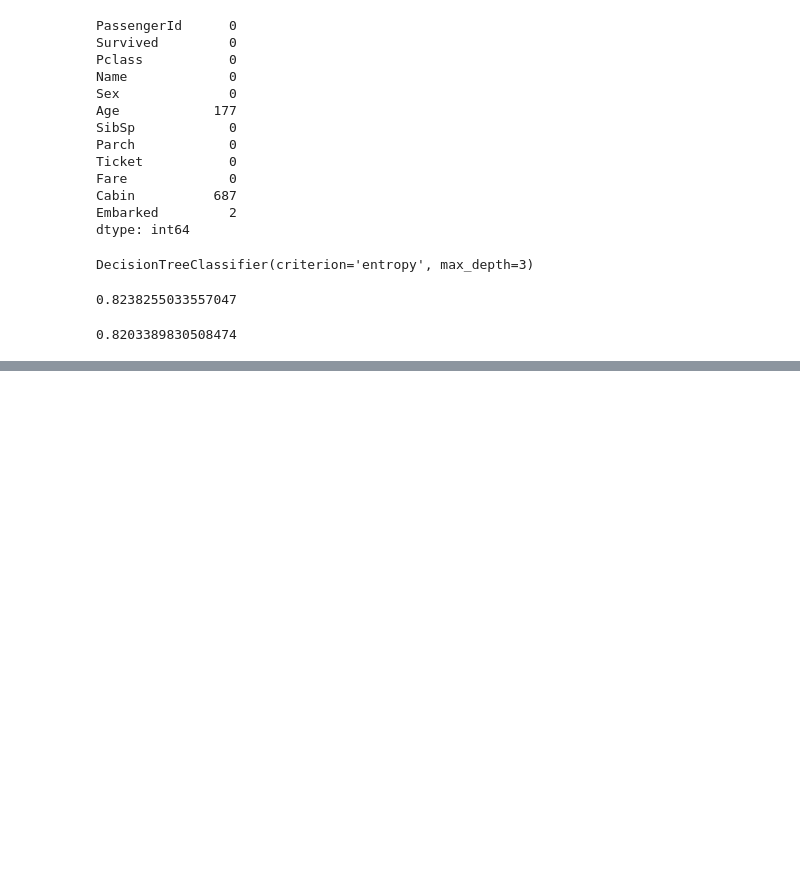
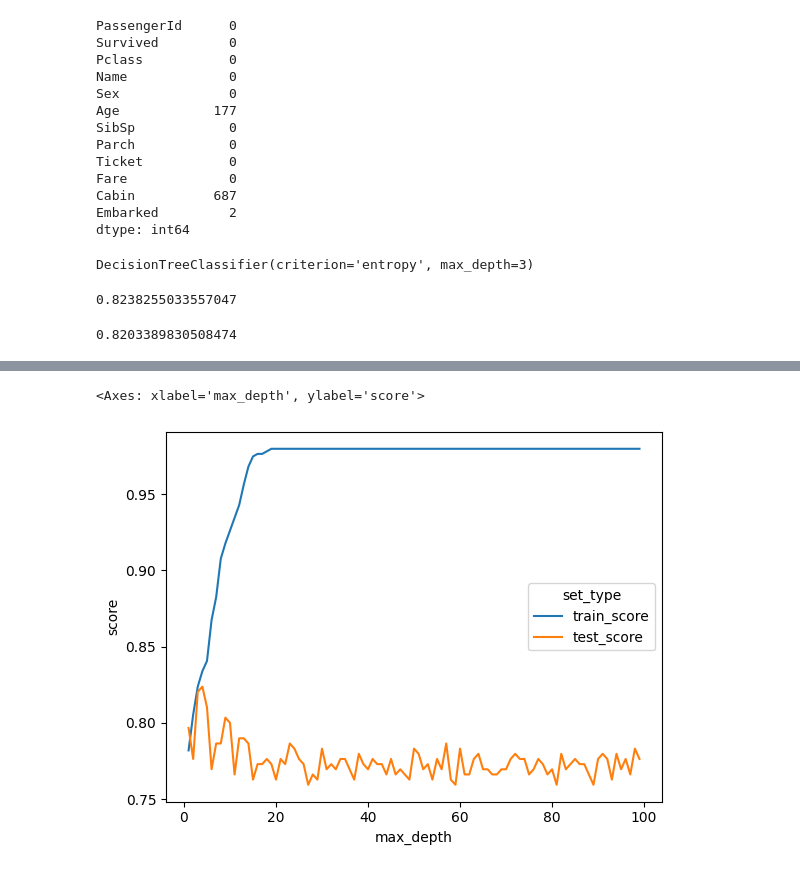
Before and after one commit to AlexanderSipko/learn_ml, a Jupyter notebook: notebook.ipynb, the cells around one changed output, grey strips where cells are left out. Saved outputs shown, nothing was run; the diff lists cells and outputs as text; code cells hidden in the pictures; blank space fills up the shorter version.

```diff
--- a/notebook.ipynb
+++ b/notebook.ipynb
@@ -84,3 +84,23 @@ graph = Source(tree.export_graphviz(
 display(SVG(graph.pipe(format='svg')))
 # %% [output]
 [drawing not drawn]
+# %%
+max_depth_values = range(1, 100)
+
+temp_score_date= []
+for max_depth in max_depth_values:
+    clf = tree.DecisionTreeClassifier(criterion='entropy', max_depth=max_depth)
+    clf.fit(X_train, y_train)
+    train_score = clf.score(X_train, y_train)
+    test_score = clf.score(X_test, y_test)
+
+    temp_score_date.append((max_depth, train_score, test_score))
+
+scores_date = pd.DataFrame(temp_score_date, columns=['max_depth', 'train_score','test_score'])
+# %%
+scores_date_long = pd.melt(
+    scores_date, id_vars=['max_depth'],
+    value_vars=['train_score', 'test_score'],
+    var_name='set_type',
+    value_name='score'
+    )
@@ -86,0 +116,8 @@ display(SVG(graph.pipe(format='svg')))
+# %%
+sns.lineplot(
+    data=scores_date_long,
+    x="max_depth",y="score", hue="set_type"
+    )
+# %% [output]
+<Axes: xlabel='max_depth', ylabel='score'>
+[figure, added]
```
Also changed, not shown: parts of 2 cells of this notebook.
